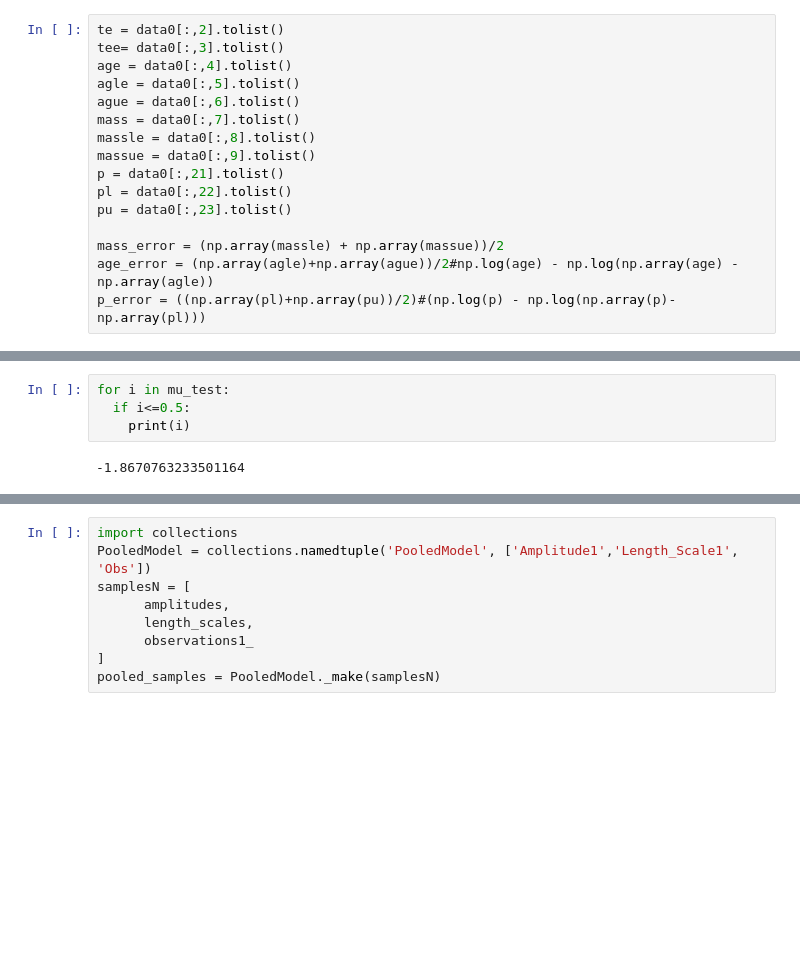
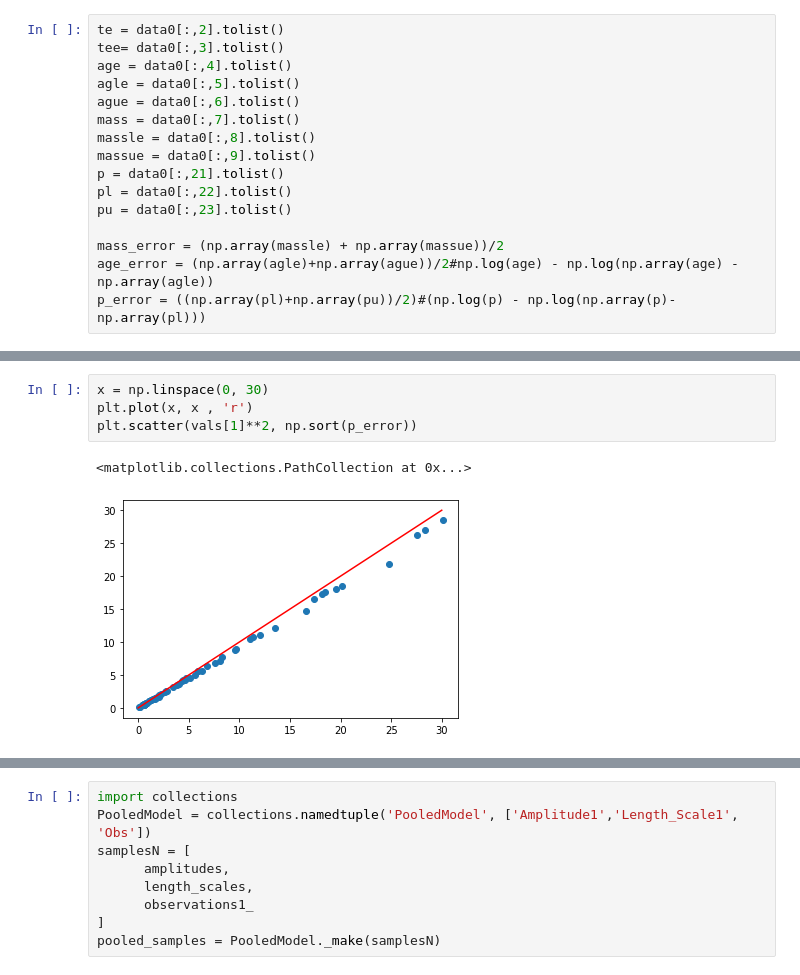
Before and after one commit to ni-phy/year4-project, a Jupyter notebook: Nikolas/gyrochronology/age_tfp_hmc.ipynb, the cells around one changed output, grey strips where cells are left out. Cells and saved outputs as stored; diff of their text form; blank space fills up the shorter version.

```diff
--- a/Nikolas/gyrochronology/age_tfp_hmc.ipynb
+++ b/Nikolas/gyrochronology/age_tfp_hmc.ipynb
@@ -249,9 +297,10 @@ print(np.mean(Y))
-# %%
-for i in mu_test:
-  if i<=0.5:
-    print(i)
-# %% [output]
--1.8670763233501164
+# %%
+x = np.linspace(0, 30)
+plt.plot(x, x , 'r')
+plt.scatter(vals[1]**2, np.sort(p_error))
+# %% [output]
+<matplotlib.collections.PathCollection at 0x...>
+[figure, added]
 # %%
 plt.figure(figsize=(18,9))
 font = {'size': 16,
```
Also changed, not shown: parts of 17 cells of this notebook.
